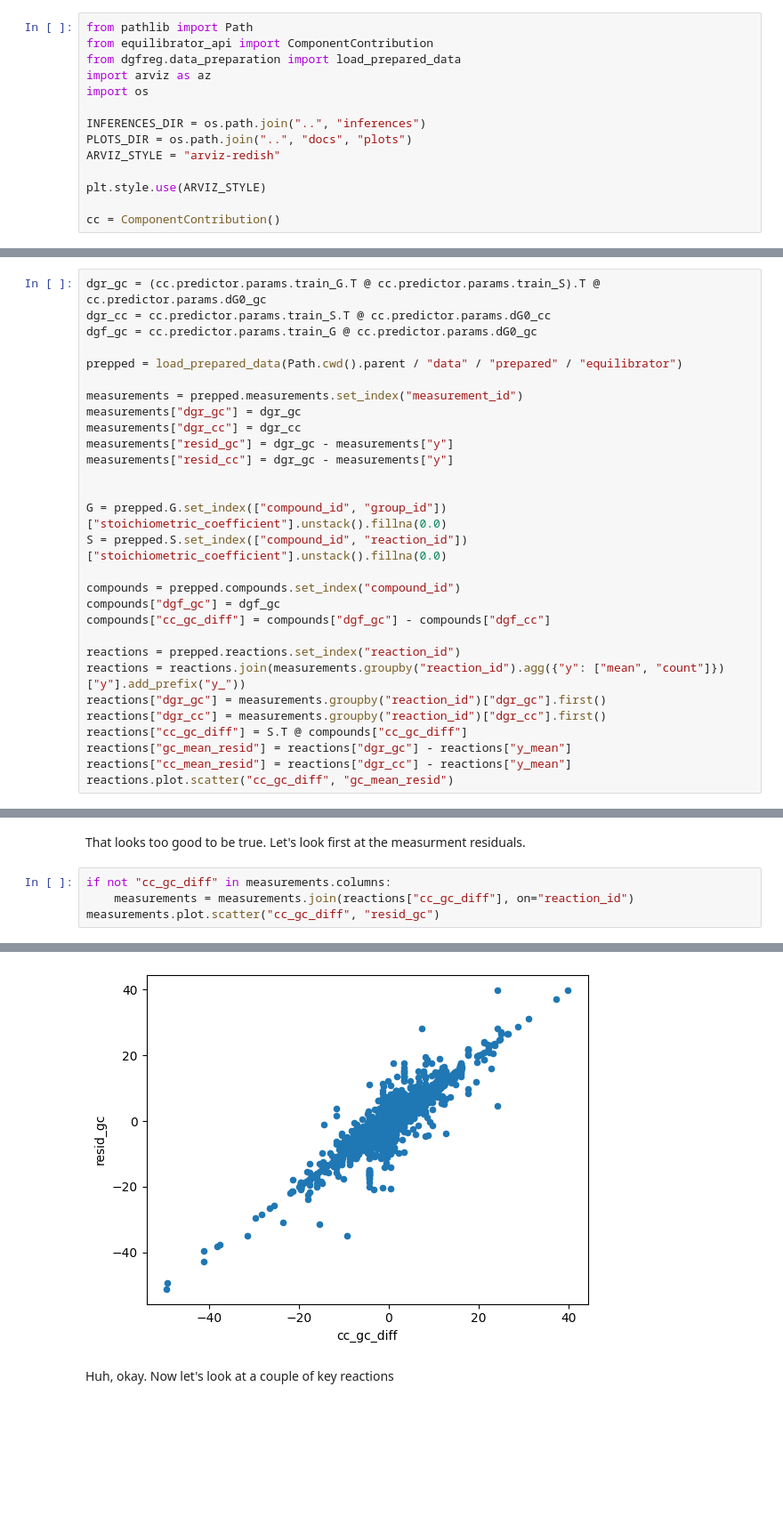
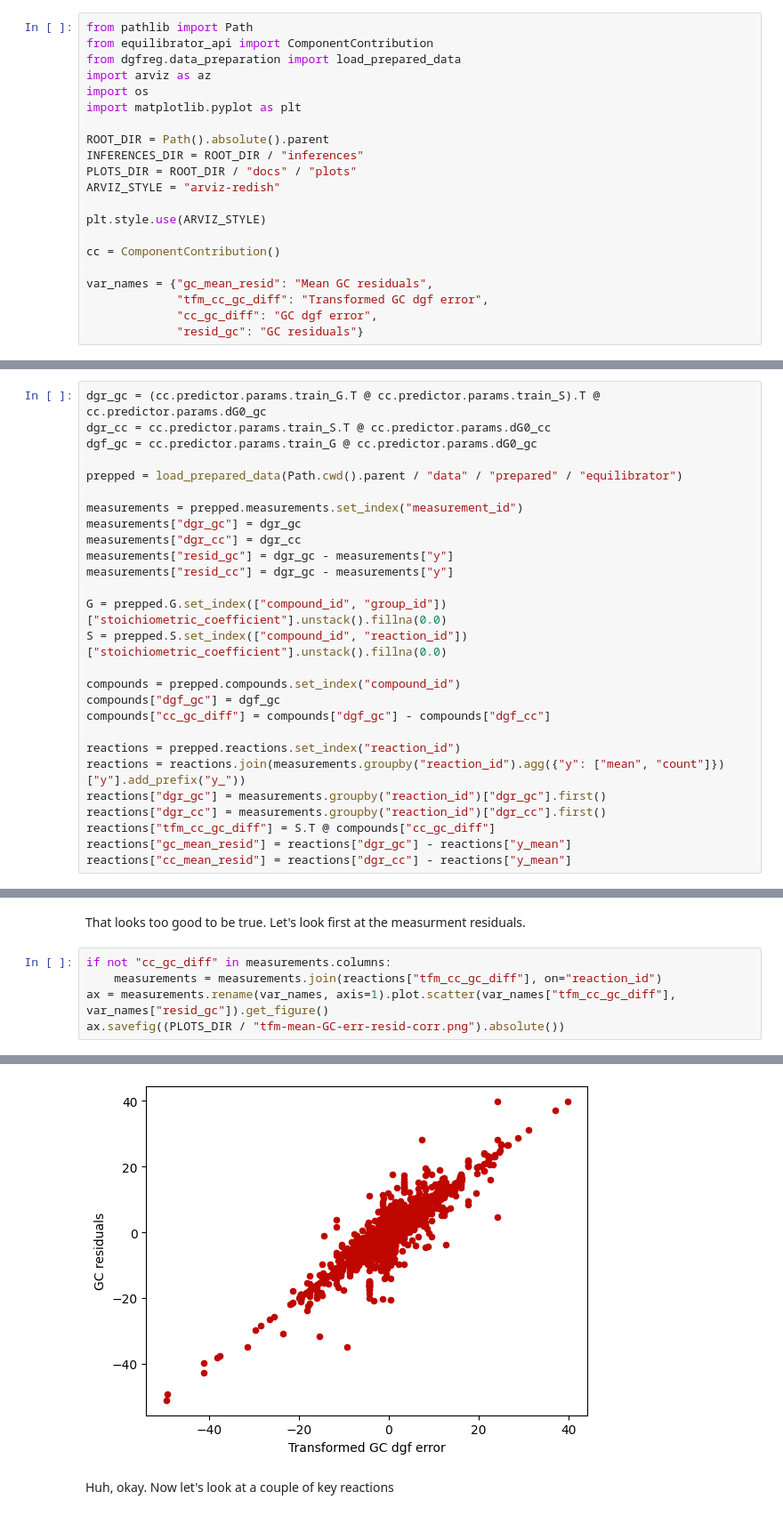
Before and after one commit to biosustain/dgfreg, a Jupyter notebook: notebooks/24_01_28_residual_analysis.ipynb, the cells around one changed output, grey strips where cells are left out. Shown at 89% size. Saved outputs shown, nothing was run; the diff lists cells and outputs as text; blank space fills up the shorter version.

```diff
--- a/notebooks/24_01_28_residual_analysis.ipynb
+++ b/notebooks/24_01_28_residual_analysis.ipynb
@@ -7,11 +7,18 @@ from equilibrator_api import ComponentContribution
 from dgfreg.data_preparation import load_prepared_data
 import arviz as az
 import os
+import matplotlib.pyplot as plt
 
-INFERENCES_DIR = os.path.join("..", "inferences")
-PLOTS_DIR = os.path.join("..", "docs", "plots")
+ROOT_DIR = Path().absolute().parent
+INFERENCES_DIR = ROOT_DIR / "inferences"
+PLOTS_DIR = ROOT_DIR / "docs" / "plots"
 ARVIZ_STYLE = "arviz-redish"
 
 plt.style.use(ARVIZ_STYLE)
 
 cc = ComponentContribution()
+
+var_names = {"gc_mean_resid": "Mean GC residuals",
+             "tfm_cc_gc_diff": "Transformed GC dgf error",
+             "cc_gc_diff": "GC dgf error",
+             "resid_gc": "GC residuals"}
@@ -30,7 +35,6 @@ measurements["dgr_cc"] = dgr_cc
 measurements["resid_gc"] = dgr_gc - measurements["y"]
 measurements["resid_cc"] = dgr_gc - measurements["y"]
 
-
 G = prepped.G.set_index(["compound_id", "group_id"])["stoichiometric_coefficient"].unstack().fillna(0.0)
 S = prepped.S.set_index(["compound_id", "reaction_id"])["stoichiometric_coefficient"].unstack().fillna(0.0)
 
@@ -42,7 +46,6 @@ reactions = prepped.reactions.set_index("reaction_id")
 reactions = reactions.join(measurements.groupby("reaction_id").agg({"y": ["mean", "count"]})["y"].add_prefix("y_"))
 reactions["dgr_gc"] = measurements.groupby("reaction_id")["dgr_gc"].first()
 reactions["dgr_cc"] = measurements.groupby("reaction_id")["dgr_cc"].first()
-reactions["cc_gc_diff"] = S.T @ compounds["cc_gc_diff"]
+reactions["tfm_cc_gc_diff"] = S.T @ compounds["cc_gc_diff"]
 reactions["gc_mean_resid"] = reactions["dgr_gc"] - reactions["y_mean"]
 reactions["cc_mean_resid"] = reactions["dgr_cc"] - reactions["y_mean"]
-reactions.plot.scatter("cc_gc_diff", "gc_mean_resid")
@@ -53,6 +58,7 @@ reactions.plot.scatter("cc_gc_diff", "gc_mean_resid")
 That looks too good to be true. Let's look first at the measurment residuals.
 # %%
 if not "cc_gc_diff" in measurements.columns:
-    measurements = measurements.join(reactions["cc_gc_diff"], on="reaction_id")
-measurements.plot.scatter("cc_gc_diff", "resid_gc")
+    measurements = measurements.join(reactions["tfm_cc_gc_diff"], on="reaction_id")
+ax = measurements.rename(var_names, axis=1).plot.scatter(var_names["tfm_cc_gc_diff"], var_names["resid_gc"]).get_figure()
+ax.savefig((PLOTS_DIR / "tfm-mean-GC-err-resid-corr.png").absolute())
 # %% [output]
@@ -60,4 +65,4 @@ measurements.plot.scatter("cc_gc_diff", "resid_gc")
-[figure, old version]
+[figure, new version]
 # %% [markdown]
 Huh, okay. Now let's look at a couple of key reactions
 # %%
```
Also changed, not shown: parts of 7 cells of this notebook, 1 other file.
